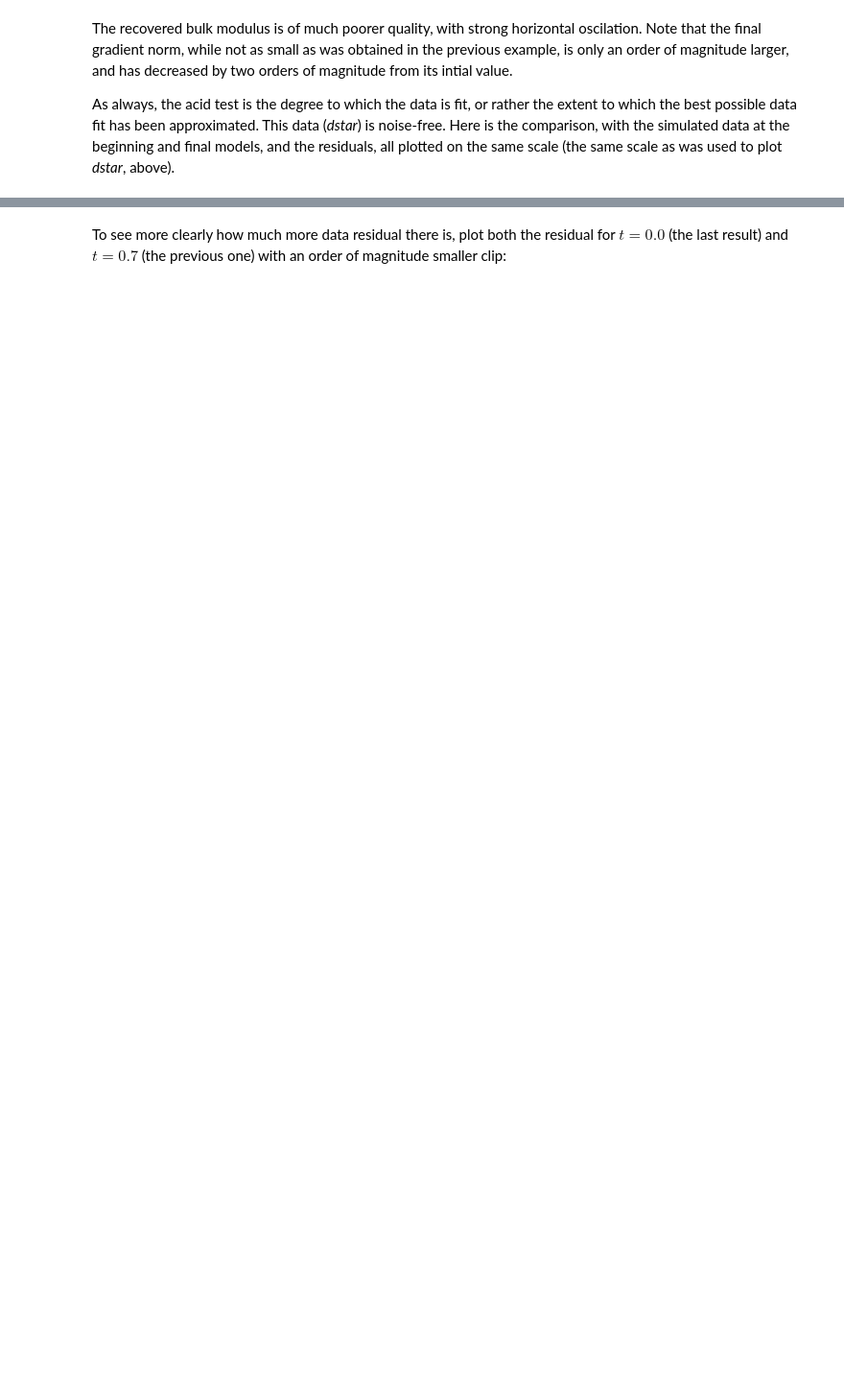
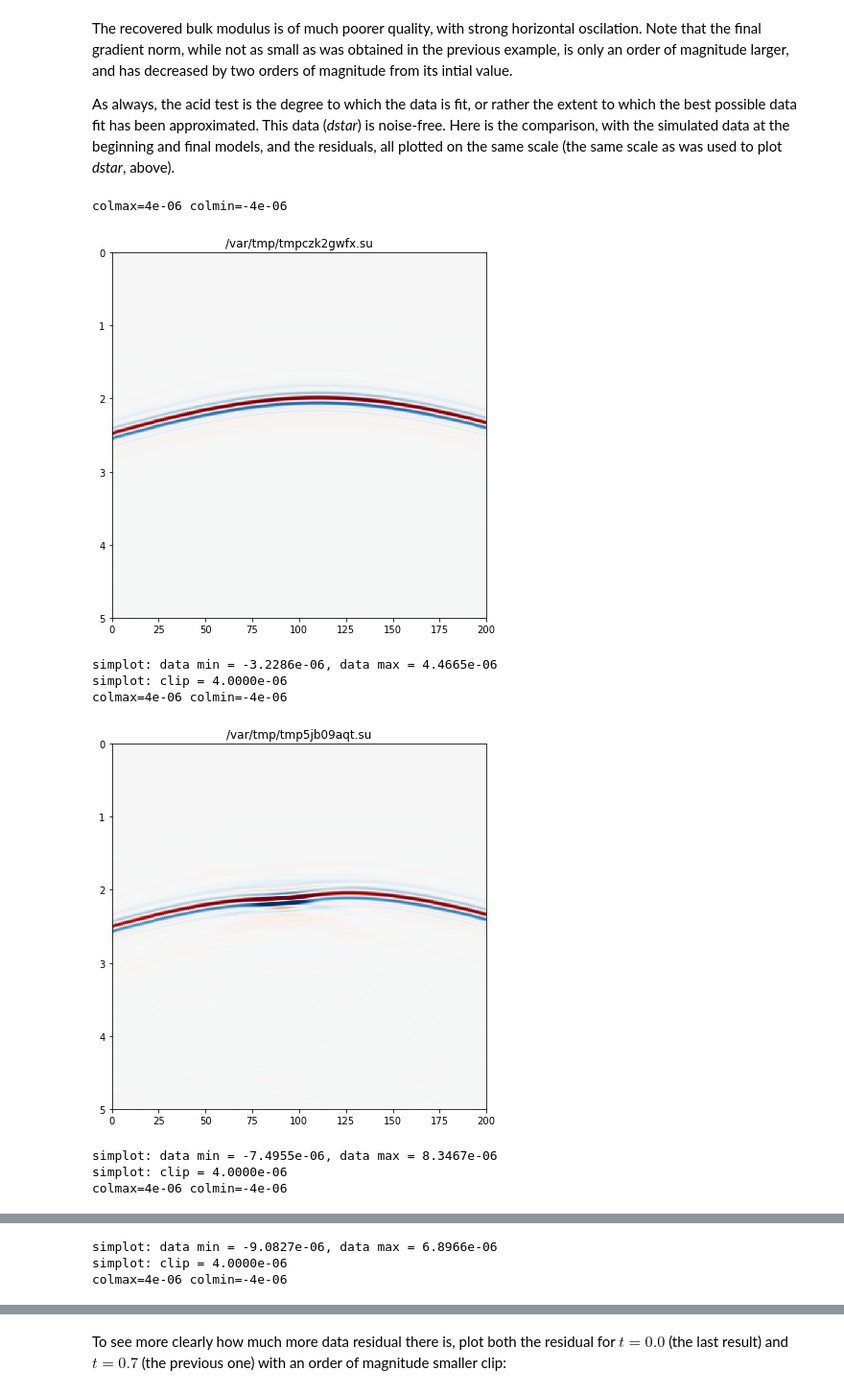
Before and after one commit to wwsorcas/trip, a Jupyter notebook: pyrvl/awivc.ipynb, the cells around one changed output, grey strips where cells are left out. Shown at 96% size. Cells and saved outputs as stored; diff of their text form; code cells hidden in the pictures; blank space fills up the shorter version.

```diff
--- a/pyrvl/awivc.ipynb
+++ b/pyrvl/awivc.ipynb
@@ -870,17 +928,29 @@ The recovered bulk modulus is of much poorer quality, with strong horizontal osc
 
 As always, the acid test is the degree to which the data is fit, or rather the extent to which the best possible data fit has been approximated. This data (*dstar*) is noise-free. Here is the comparison, with the simulated data at the beginning and final models, and the residuals, all plotted on the same scale (the same scale as was used to plot *dstar*, above).
 # %%
-dbeg = F(mbeg)
+dbeg = F(m)
 dfin = F(mfin)
-rbeg=dbeg.dup()
+rbeg=vcl.Vector(dbeg.space)
+rbeg.copy(dbeg)
 rbeg.linComb(-1.0,dstar)
-rfin=dfin.dup()
+rfin=vcl.Vector(dfin.space)
+rfin.copy(dfin)
 rfin.linComb(-1.0,dstar)
 
 linalg.simplot(dbeg.data,clip=4.0e-6)
 linalg.simplot(dfin.data,clip=4.0e-6)
 linalg.simplot(rbeg.data,clip=4.0e-6)
 linalg.simplot(rfin.data,clip=4.0e-6)
 
 print('initial relative error = %10.4e' % (rbeg.norm()/mstar.norm()))
 print('final relative error   = %10.4e' % (rfin.norm()/mstar.norm()))
+# %% [output]
+colmax=4e-06 colmin=-4e-06
+[figure, added]
+simplot: data min = -3.2286e-06, data max = 4.4665e-06
+simplot: clip = 4.0000e-06
+colmax=4e-06 colmin=-4e-06
+[figure, added]
+simplot: data min = -7.4955e-06, data max = 8.3467e-06
+simplot: clip = 4.0000e-06
+colmax=4e-06 colmin=-4e-06
@@ -886,0 +958,3 @@ print('final relative error   = %10.4e' % (rfin.norm()/mstar.norm()))
+simplot: data min = -9.0827e-06, data max = 6.8966e-06
+simplot: clip = 4.0000e-06
+colmax=4e-06 colmin=-4e-06
```
Also changed, not shown: parts of 17 cells of this notebook, 1 other file.
